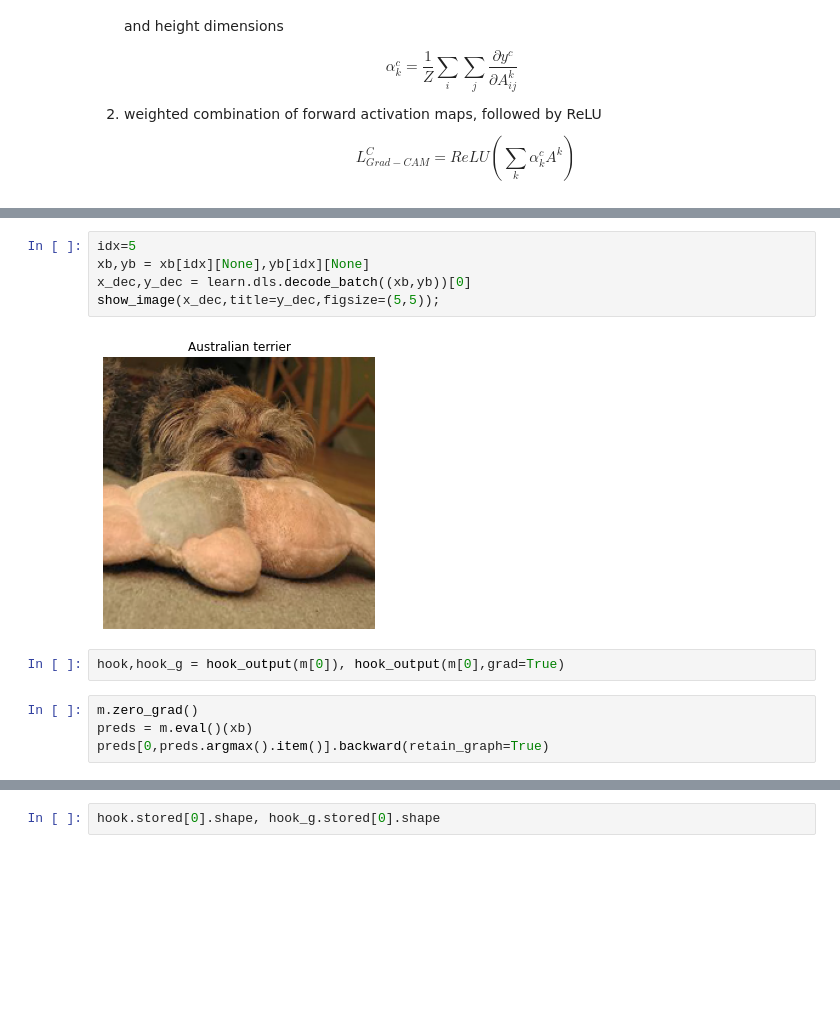
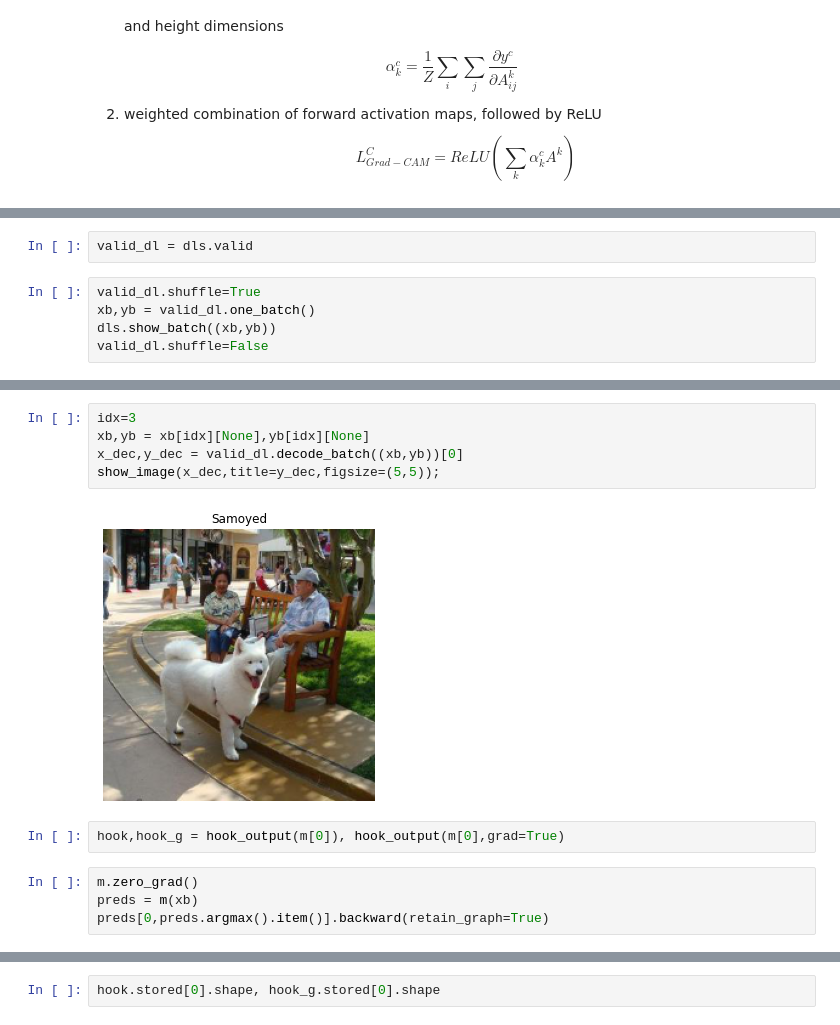
Before and after one commit to Kshitij09/fast_impl, a Jupyter notebook: nbs/visualizations/visualize.grad_cam.ipynb, the cells around one changed output, grey strips where cells are left out. Saved outputs shown, nothing was run; the diff lists cells and outputs as text; blank space fills up the shorter version.

```diff
--- a/nbs/visualizations/visualize.grad_cam.ipynb
+++ b/nbs/visualizations/visualize.grad_cam.ipynb
@@ -81,0 +85,7 @@ dls.show_batch((xb,yb),max_n=9)
+# %%
+valid_dl = dls.valid
+# %%
+valid_dl.shuffle=True
+xb,yb = valid_dl.one_batch()
+dls.show_batch((xb,yb))
+valid_dl.shuffle=False
@@ -82,15 +94,15 @@ dls.show_batch((xb,yb),max_n=9)
 # %%
-idx=5
+idx=3
 xb,yb = xb[idx][None],yb[idx][None]
-x_dec,y_dec = learn.dls.decode_batch((xb,yb))[0]
+x_dec,y_dec = valid_dl.decode_batch((xb,yb))[0]
 show_image(x_dec,title=y_dec,figsize=(5,5));
 # %% [output]
-[figure, old version]
+[figure, new version]
 # %%
 hook,hook_g = hook_output(m[0]), hook_output(m[0],grad=True)
 # %%
 m.zero_grad()
-preds = m.eval()(xb)
+preds = m(xb)
 preds[0,preds.argmax().item()].backward(retain_graph=True)
 # %%
 dls.vocab[preds.argmax().item()]
```
Also changed, not shown: parts of 51 cells of this notebook, 4 other files.
